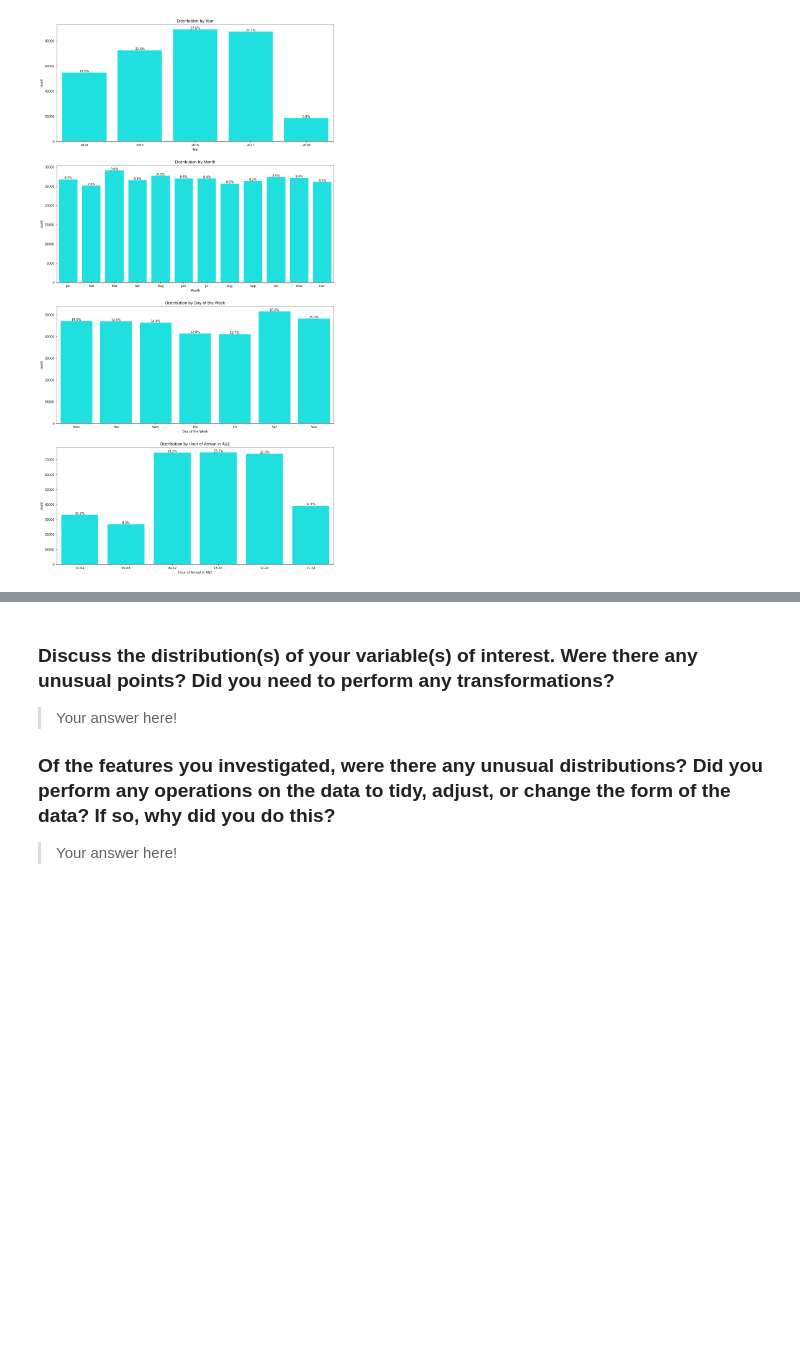
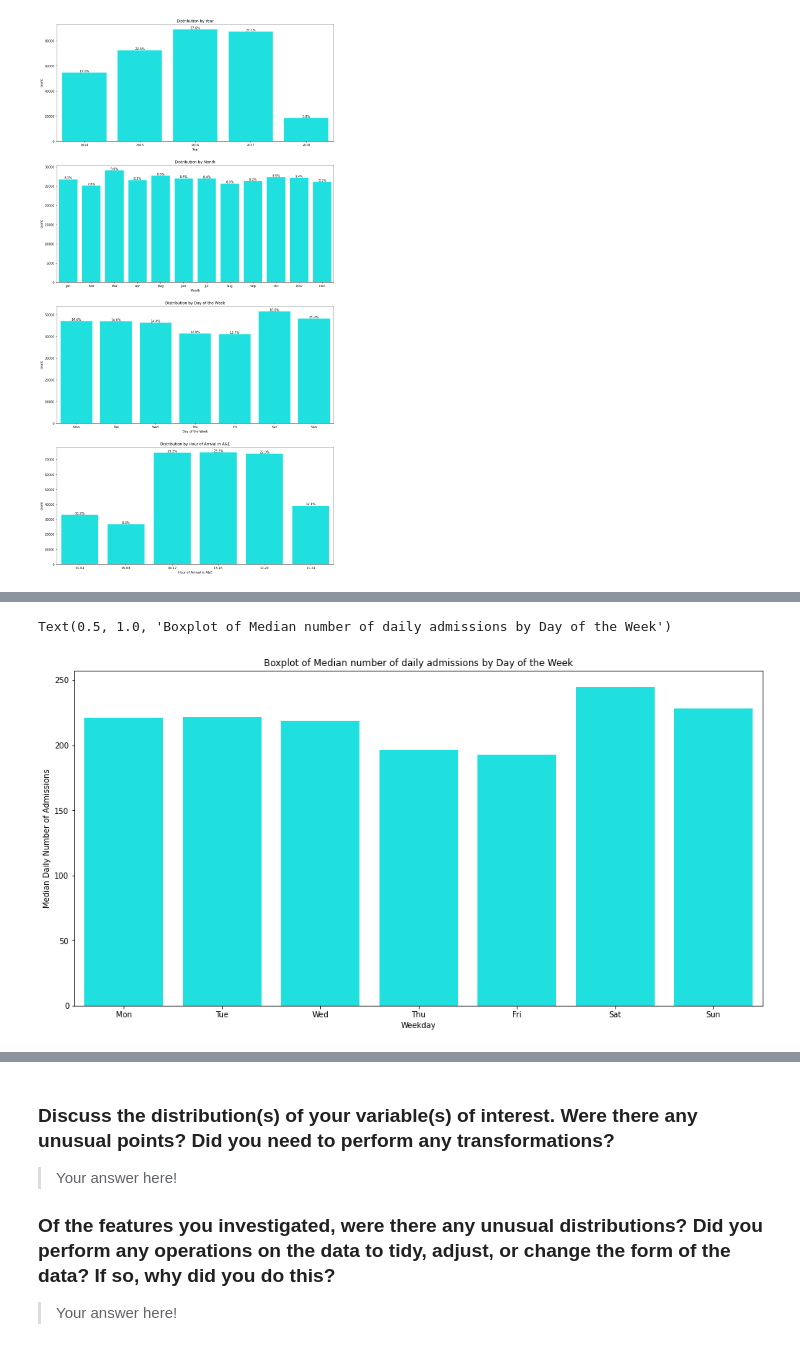
Before and after one commit to biogear13/A-E_admitted_Synthetic_Data, a Jupyter notebook: AandE_admission_EA.ipynb, the cells around one changed output, grey strips where cells are left out. Cells and saved outputs as stored; diff of their text form; code cells hidden in the pictures; blank space fills up the shorter version.

```diff
--- a/AandE_admission_EA.ipynb
+++ b/AandE_admission_EA.ipynb
@@ -690,0 +658,10 @@ The variable `IMD_Decile_From_LSOA` is a measure of how deprived the area where
+# %%
+# Create a box plot for the daily admission by day
+plt.figure(figsize=(16,8))
+sns.barplot(data=da_by_day,x='Weekday',y='median', color='cyan',
+order=['Mon','Tue','Wed','Thu','Fri','Sat','Sun'])
+plt.ylabel('Median Daily Number of Admissions')
+plt.title('Boxplot of Median number of daily admissions by Day of the Week')
+# %% [output]
+Text(0.5, 1.0, 'Boxplot of Median number of daily admissions by Day of the Week')
+[figure, added]
```
Also changed, not shown: parts of 42 cells of this notebook, 2 other files.
